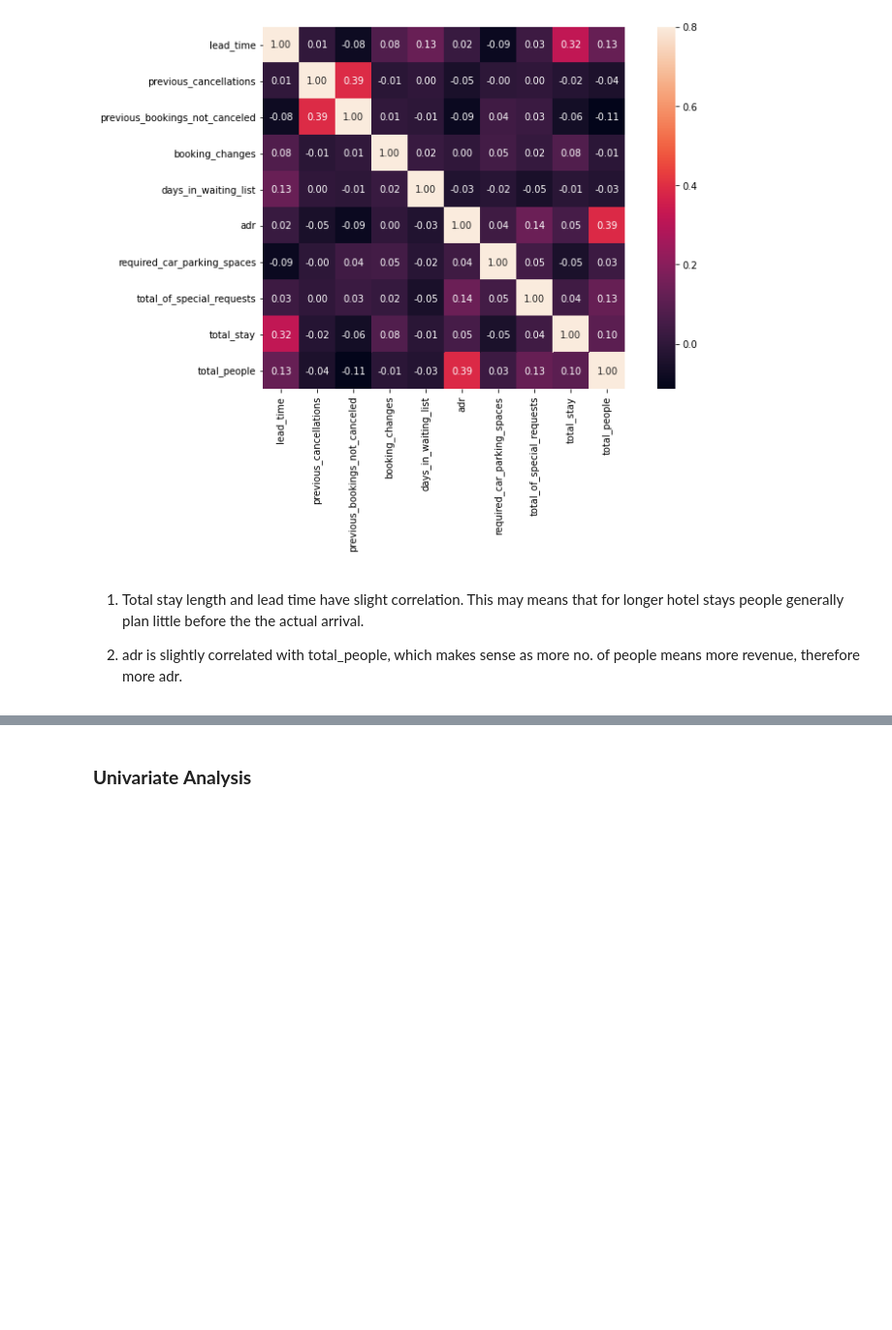
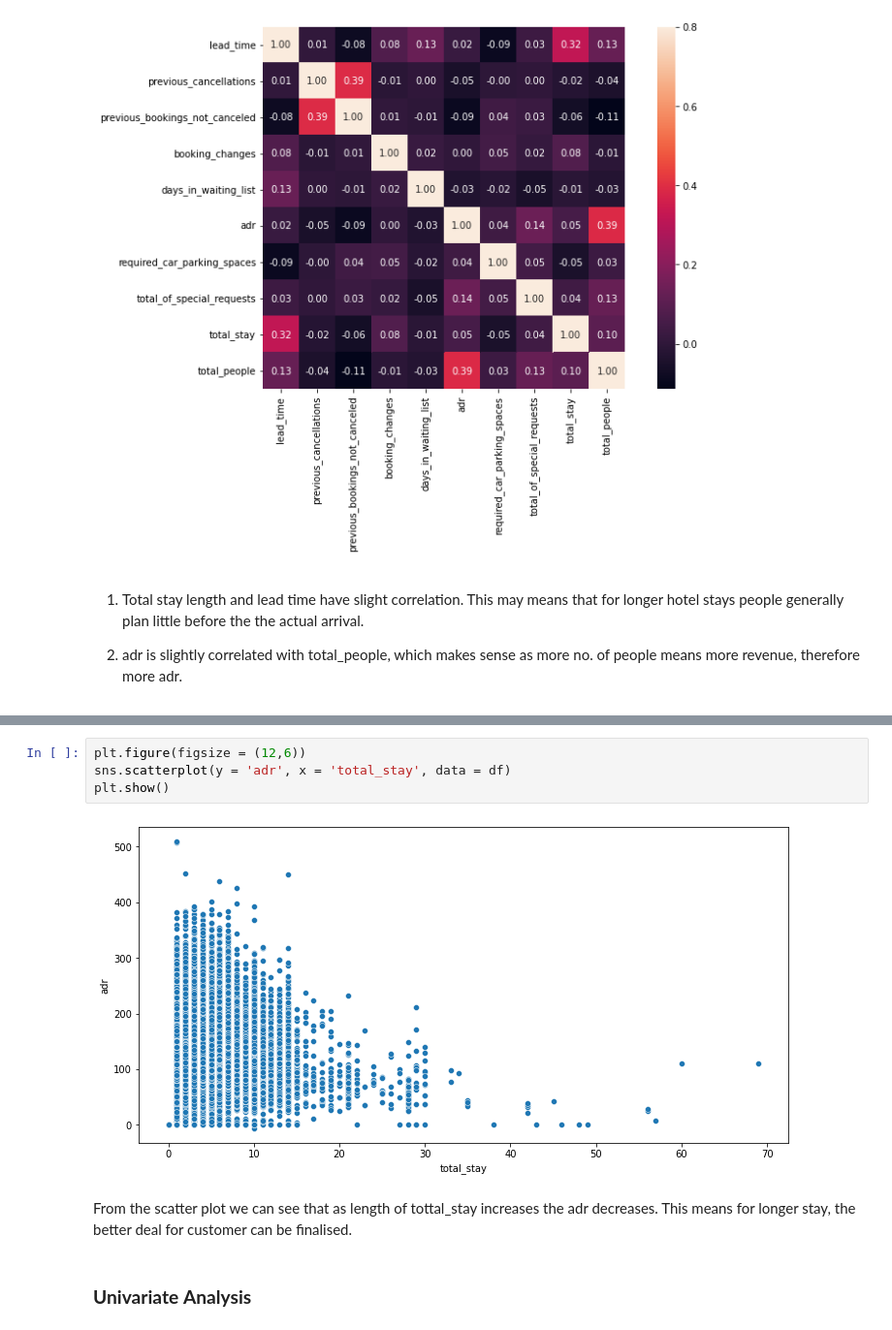
Before and after one commit to Zunaid686/hotel-booking-analysis, a Jupyter notebook: Copy_of_Copy_of_Copy_of_Hotel_Booking_Analysis_Capstone_Project.ipynb, the cells around one changed output, grey strips where cells are left out. Shown: that part at 97% size. Saved outputs shown, nothing was run; the diff lists cells and outputs as text; blank space fills up the shorter version.

```diff
--- a/Copy_of_Copy_of_Copy_of_Hotel_Booking_Analysis_Capstone_Project.ipynb
+++ b/Copy_of_Copy_of_Copy_of_Hotel_Booking_Analysis_Capstone_Project.ipynb
@@ -286,3 +296,11 @@ sns.heatmap(corrmat,annot = True,fmt='.2f', annot_kws={'size': 10},  vmax=.8, sq
+# %%
+plt.figure(figsize = (12,6))
+sns.scatterplot(y = 'adr', x = 'total_stay', data = df)
+plt.show()
+# %% [output]
+[figure, added]
+# %% [markdown]
+From the scatter plot we can see that as length of tottal_stay increases the adr decreases. This means for longer stay, the better deal for customer can be finalised.
 # %% [markdown]
 ### **Univariate** **Analysis**
 # %% [markdown]
```
Also changed, not shown: parts of 18 cells of this notebook.
